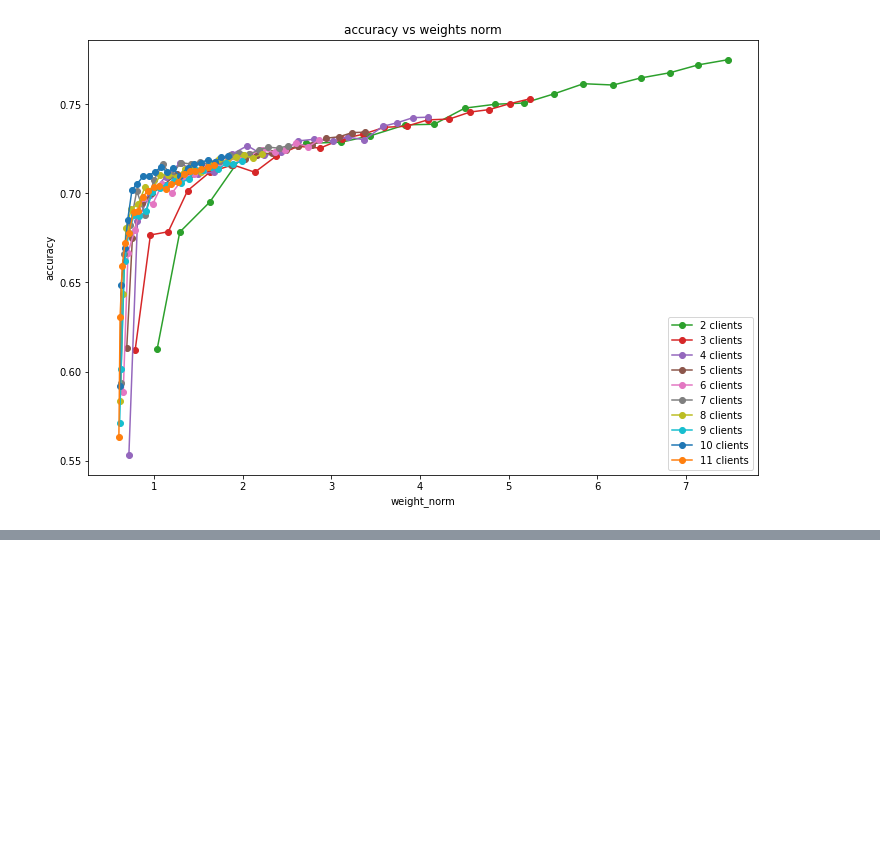
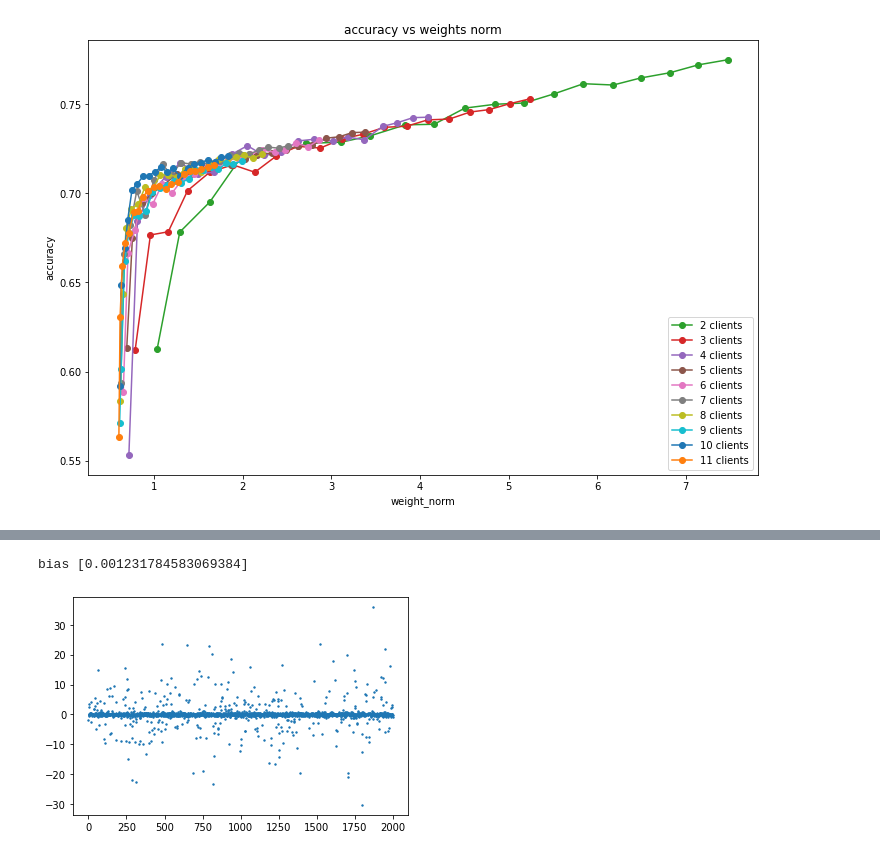
Before and after one commit to czlee/kyanite, a Jupyter notebook: ota-basic.ipynb, the cells around one changed output, grey strips where cells are left out. Drawn from its saved outputs; the diff is of its cells as text; code cells hidden in the pictures; blank space fills up the shorter version.

```diff
--- a/plot-ota-basic.ipynb
+++ b/ota-basic.ipynb
@@ -260 +295,9 @@ In this case, a rather blunt tool would be to train the logistic model "normally
+# %%
+with open(directory / "model_at_3999.json") as f:
+    model_dict = json.load(f)
+plt.scatter(range(2000), model_dict['stack.0.weight'], s=2)
+print("bias", model_dict['stack.0.bias'])
+# %% [output]
+bias [0.001231784583069384]
+[figure, added]
 # %% [markdown]
```
Also changed, not shown: parts of 17 cells of this notebook.
